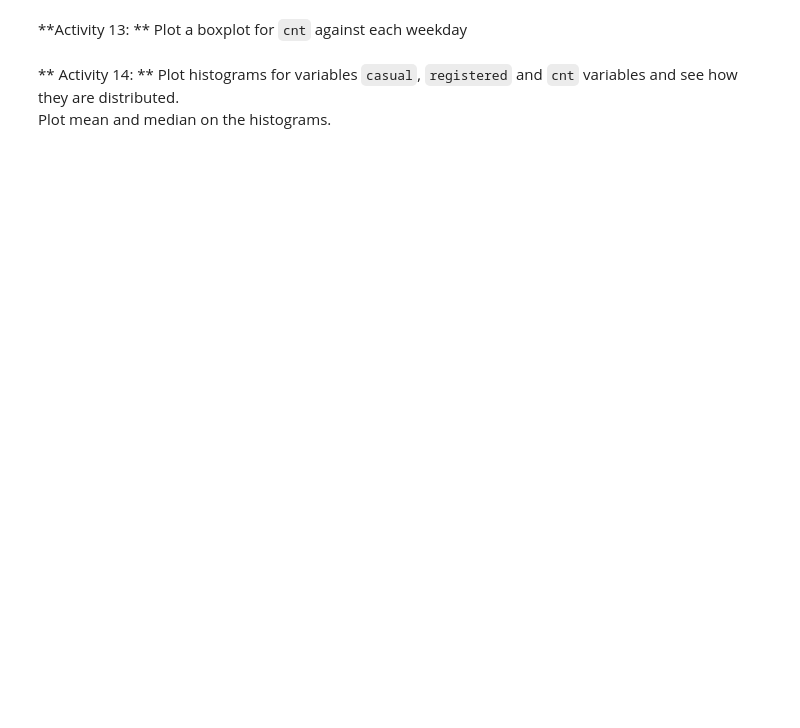
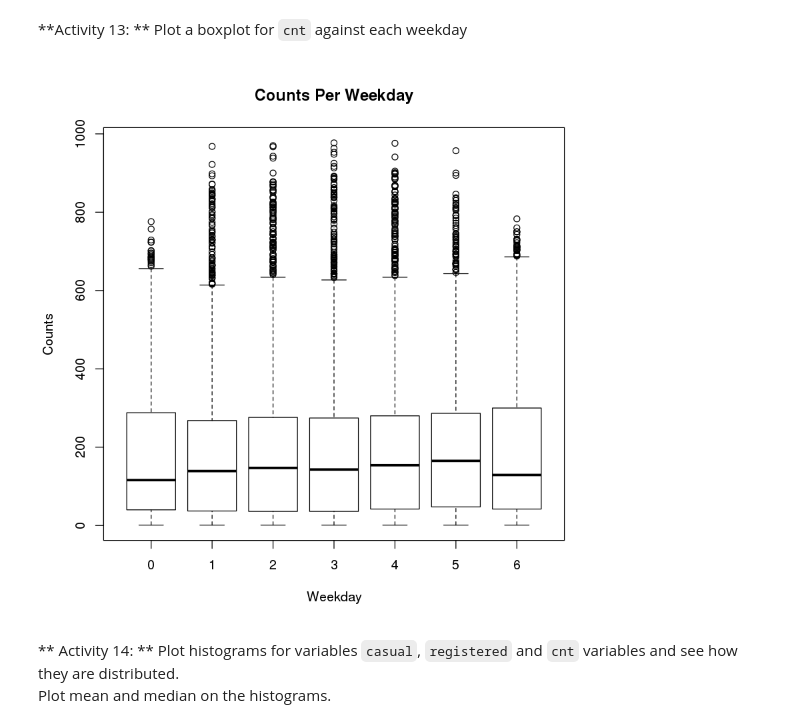
Before and after one commit to cosmos454b/dsa, a Jupyter notebook: modules/module1/exercises/exercises.ipynb, the cells around one changed output. Drawn from its saved outputs; the diff is of its cells as text; code cells hidden in the pictures; blank space fills up the shorter version.

```diff
--- a/modules/module1/exercises/exercises.ipynb
+++ b/modules/module1/exercises/exercises.ipynb
@@ -349,3 +368,7 @@ day_sums
+# %%
+boxplot(bikeshare_hour$cnt~bikeshare_hour$weekday,data=bikeshare_hour, main="Counts Per Weekday", xlab="Weekday", ylab="Counts")
+# %% [output]
+[figure, added]
 # %% [markdown]
 ** Activity 14: ** Plot histograms for variables `casual`, `registered` and `cnt` variables and see how they are distributed.
 Plot mean and median on the histograms.
```
Also changed, not shown: parts of 11 cells of this notebook.
